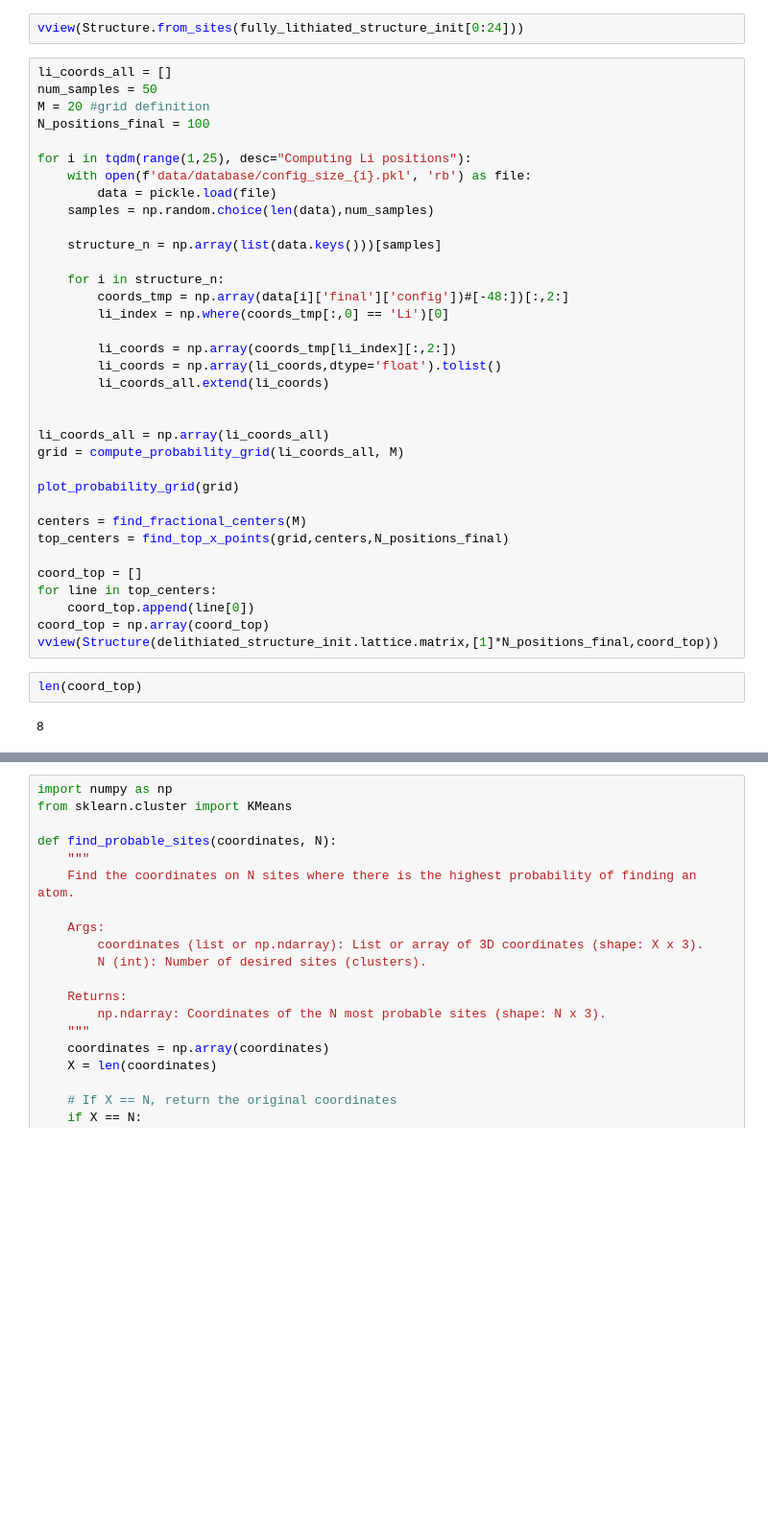
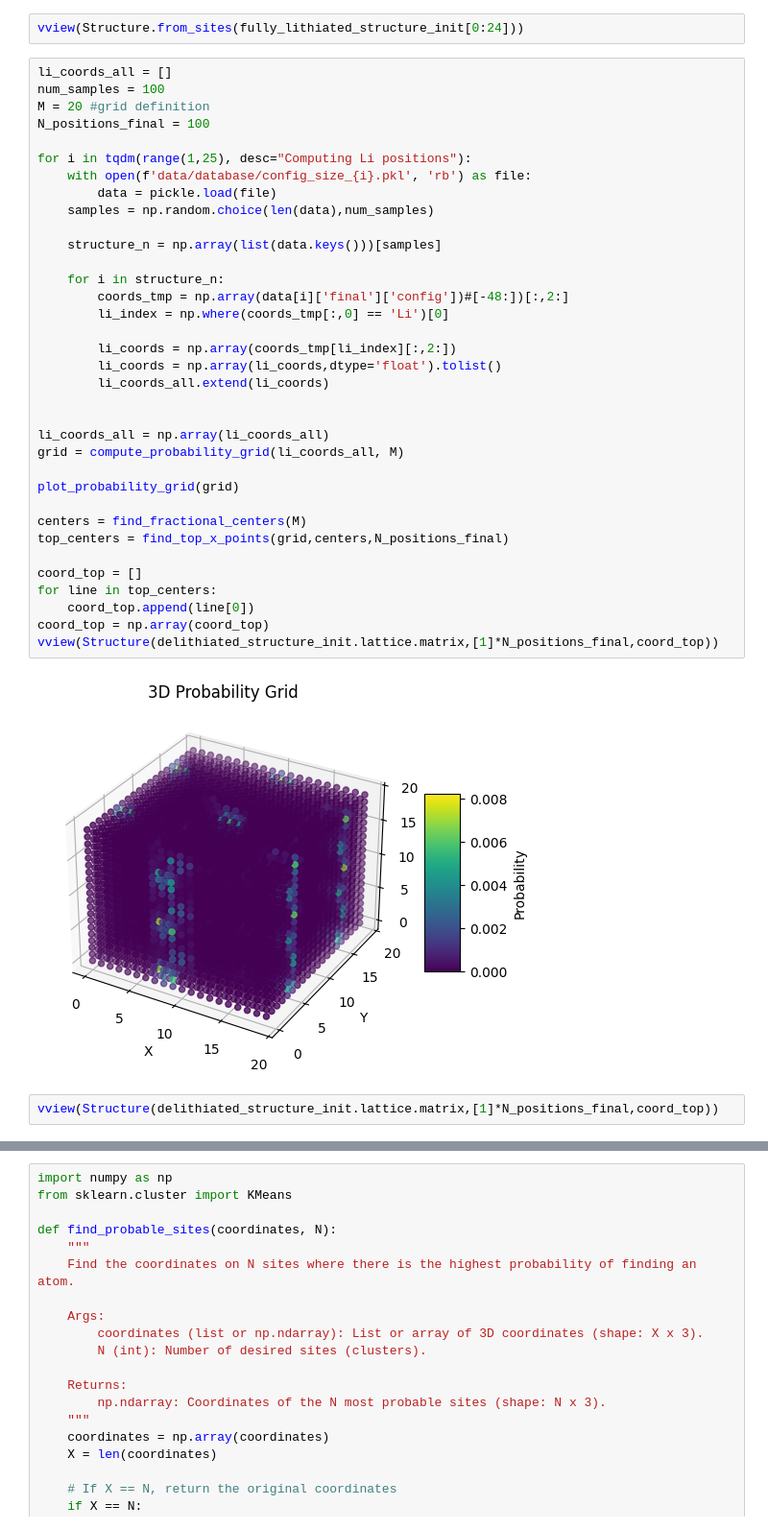
Before and after one commit to cmc-ucl/QUBO_GULP, a Jupyter notebook: QUBO_GULP.ipynb, the cells around one changed output, grey strips where cells are left out. Shown at 96% size. Cells and saved outputs as stored; diff of their text form; blank space fills up the shorter version.

```diff
--- a/QUBO_GULP.ipynb
+++ b/QUBO_GULP.ipynb
@@ -385,41 +395,41 @@ def plot_top_points(top_centers):
 vview(Structure.from_sites(fully_lithiated_structure_init[0:24]))
 # %%
 li_coords_all = []
-num_samples = 50
+num_samples = 100
 M = 20 #grid definition
 N_positions_final = 100
 
 for i in tqdm(range(1,25), desc="Computing Li positions"):
     with open(f'data/database/config_size_{i}.pkl', 'rb') as file:
         data = pickle.load(file)
     samples = np.random.choice(len(data),num_samples)
 
     structure_n = np.array(list(data.keys()))[samples]
 
     for i in structure_n:
         coords_tmp = np.array(data[i]['final']['config'])#[-48:])[:,2:]
         li_index = np.where(coords_tmp[:,0] == 'Li')[0]
 
         li_coords = np.array(coords_tmp[li_index][:,2:])
         li_coords = np.array(li_coords,dtype='float').tolist()
         li_coords_all.extend(li_coords)
 
 
 li_coords_all = np.array(li_coords_all)
 grid = compute_probability_grid(li_coords_all, M)
 
 plot_probability_grid(grid)
 
 centers = find_fractional_centers(M)
 top_centers = find_top_x_points(grid,centers,N_positions_final)
 
 coord_top = []
 for line in top_centers:
     coord_top.append(line[0])
 coord_top = np.array(coord_top)
 vview(Structure(delithiated_structure_init.lattice.matrix,[1]*N_positions_final,coord_top))
+# %% [output]
+[figure, added]
 # %%
-len(coord_top)
+vview(Structure(delithiated_structure_init.lattice.matrix,[1]*N_positions_final,coord_top))
-# %% [output]
-8
 # %% [markdown]
```
Also changed, not shown: parts of 48 cells of this notebook.
